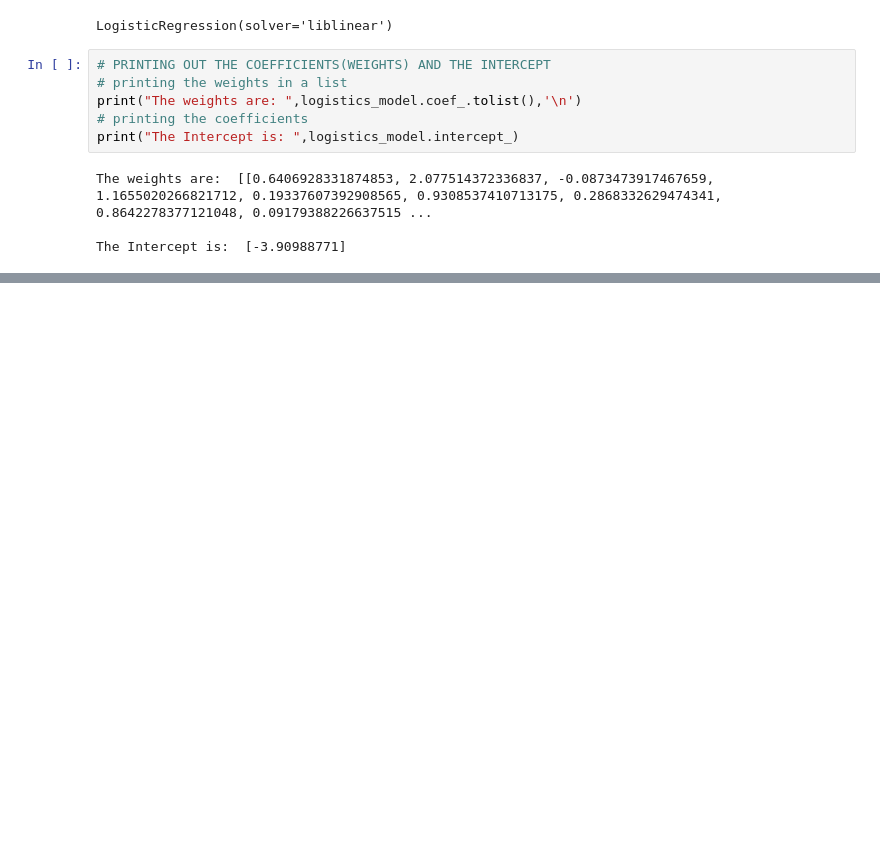
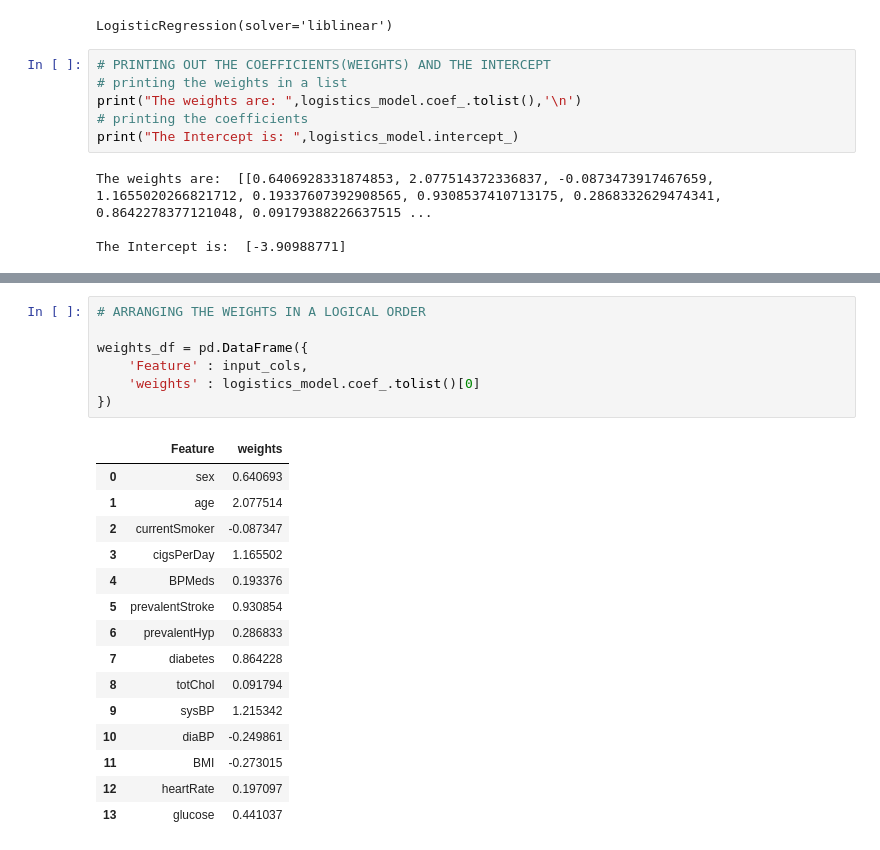
Before and after one commit to popsy-jeff/MACHINE-LEARNING-LOGISTIC-REGRESSION, a Jupyter notebook: Framingham_Logistic_Regression.ipynb, the cells around one changed output, grey strips where cells are left out. Drawn from its saved outputs; the diff is of its cells as text; blank space fills up the shorter version.

Commit message:
Arranging the weights in a logical order

```diff
--- a/Framingham_Logistic_Regression.ipynb
+++ b/Framingham_Logistic_Regression.ipynb
@@ -526,0 +543,23 @@ The Intercept is:  [-3.90988771]
+# %%
+# ARRANGING THE WEIGHTS IN A LOGICAL ORDER
+
+weights_df = pd.DataFrame({
+    'Feature' : input_cols,
+    'weights' : logistics_model.coef_.tolist()[0]
+})
+# %% [output]
+|  | Feature | weights |
+| 0 | sex | 0.640693 |
+| 1 | age | 2.077514 |
+| 2 | currentSmoker | -0.087347 |
+| 3 | cigsPerDay | 1.165502 |
+| 4 | BPMeds | 0.193376 |
+| 5 | prevalentStroke | 0.930854 |
+| 6 | prevalentHyp | 0.286833 |
+| 7 | diabetes | 0.864228 |
+| 8 | totChol | 0.091794 |
+| 9 | sysBP | 1.215342 |
+| 10 | diaBP | -0.249861 |
+| 11 | BMI | -0.273015 |
+| 12 | heartRate | 0.197097 |
+| 13 | glucose | 0.441037 |
```
Also changed, not shown: parts of 1 cell of this notebook.
